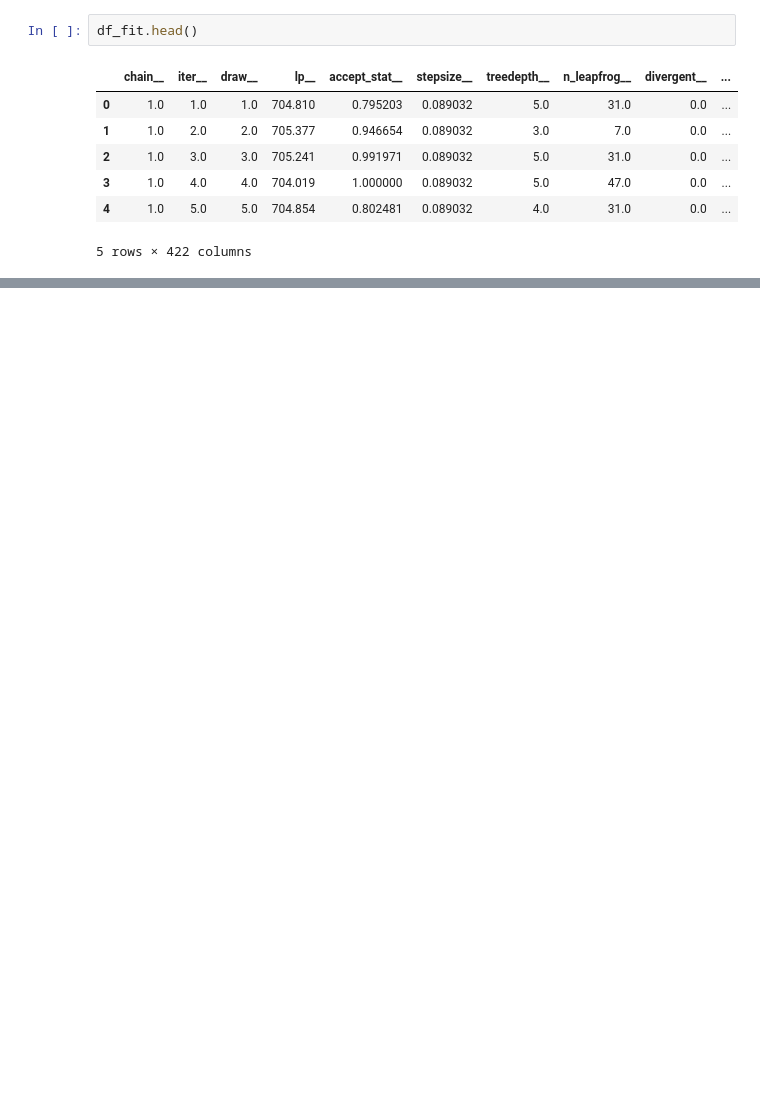
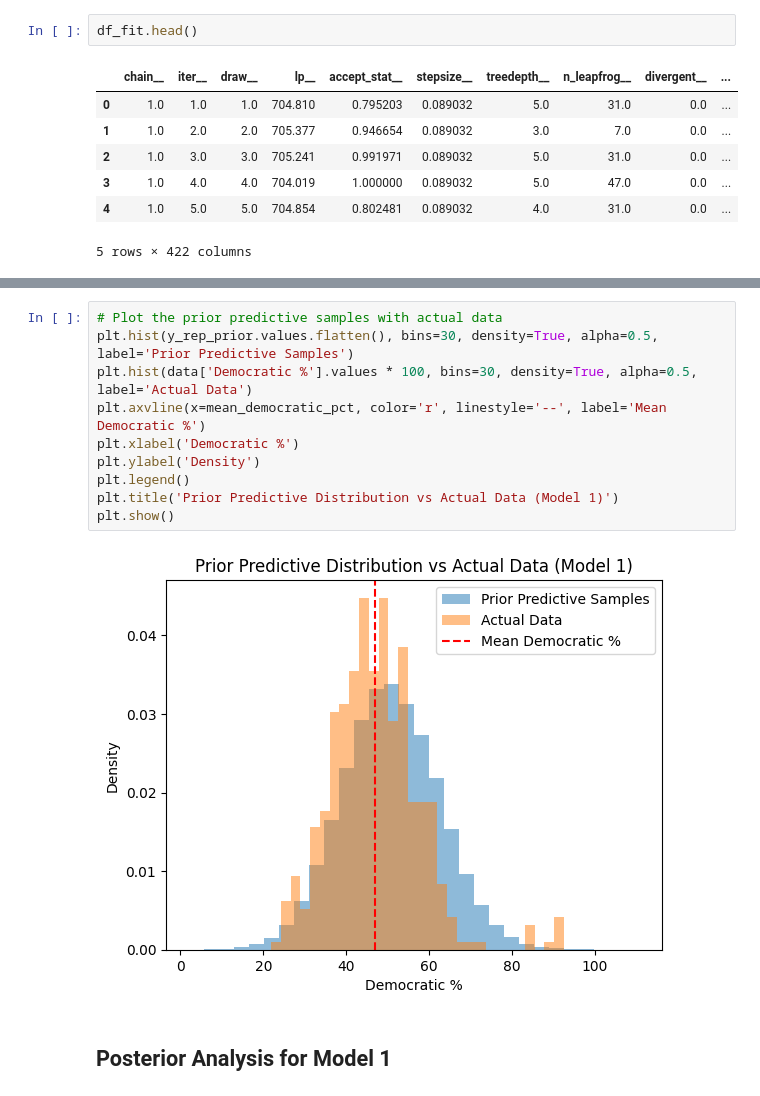
Before and after one commit to SzczypekJ/Predicting-USA-presidential-elections, a Jupyter notebook: first_model.ipynb, the cells around one changed output, grey strips where cells are left out. Drawn from its saved outputs; the diff is of its cells as text; blank space fills up the shorter version.

```diff
--- a/first_model.ipynb
+++ b/first_model.ipynb
@@ -416,0 +293,14 @@ sigma          1627.0   1.00
+# %%
+# Plot the prior predictive samples with actual data
+plt.hist(y_rep_prior.values.flatten(), bins=30, density=True, alpha=0.5, label='Prior Predictive Samples')
+plt.hist(data['Democratic %'].values * 100, bins=30, density=True, alpha=0.5, label='Actual Data')
+plt.axvline(x=mean_democratic_pct, color='r', linestyle='--', label='Mean Democratic %')
+plt.xlabel('Democratic %')
+plt.ylabel('Density')
+plt.legend()
+plt.title('Prior Predictive Distribution vs Actual Data (Model 1)')
+plt.show()
+# %% [output]
+[figure, added]
+# %% [markdown]
+## Posterior Analysis for Model 1
```
Also changed, not shown: parts of 26 cells of this notebook, 8 other files.
